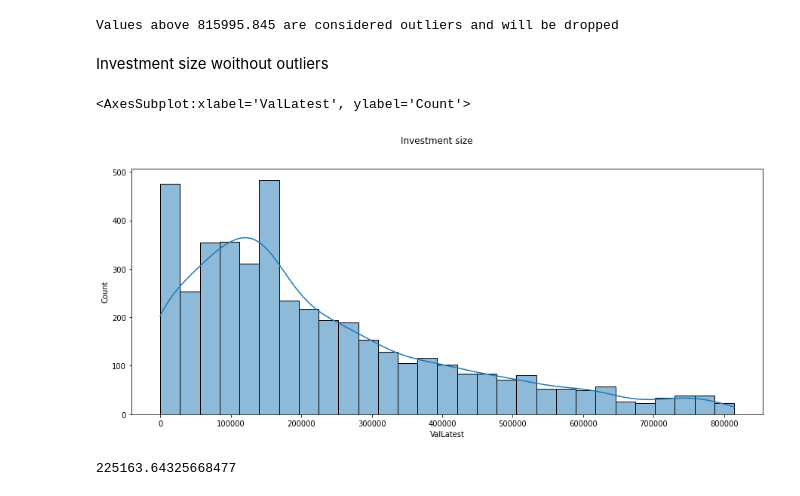
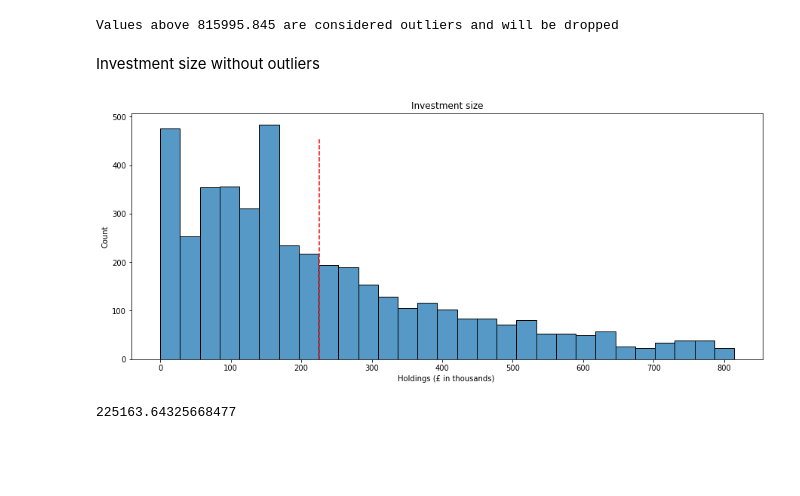
Before and after one commit to pyagoubi/Customer-Analysis, a Jupyter notebook: customer_analysis.ipynb, the cells around one changed output. Saved outputs shown, nothing was run; the diff lists cells and outputs as text; code cells hidden in the pictures; blank space fills up the shorter version.

```diff
--- a/customer_analysis.ipynb
+++ b/customer_analysis.ipynb
@@ -337,14 +365,21 @@ Values above 815995.845 are considered outliers and will be dropped
 # %%
 df_inv_clean = df_inv[~(df_inv['ValLatest']>upper)]
 # %% [markdown]
-Investment size woithout outliers
+Investment size without outliers
 # %%
 fig, axes = plt.subplots(1, 1, figsize = (15, 6))
-fig.suptitle('Investment size')
-sns.histplot(x = 'ValLatest', data = df_inv_clean, kde = True)
+#fig.suptitle('Investment size')
+g = sns.histplot(x = 'ValLatest', data = df_inv_clean)
+xlabels = ['{:,.0f}'.format(x) for x in g.get_xticks()/1000]
+g.set_xticklabels(xlabels)
+axes.set(xlabel='Holdings (£ in thousands) ',
+       ylabel='Count',
+       title='Investment size')
+plt.axvline(x=df_inv_clean['ValLatest'].mean(), linestyle="--", label = 'Mean', ymax = 0.9,
+            color='red')
+plt.show()
 # %% [output]
-<AxesSubplot:xlabel='ValLatest', ylabel='Count'>
-[figure, old version]
+[figure, new version]
 # %%
 df_inv_clean['ValLatest'].mean()
 # %% [output]
```
Also changed, not shown: parts of 8 cells of this notebook.
